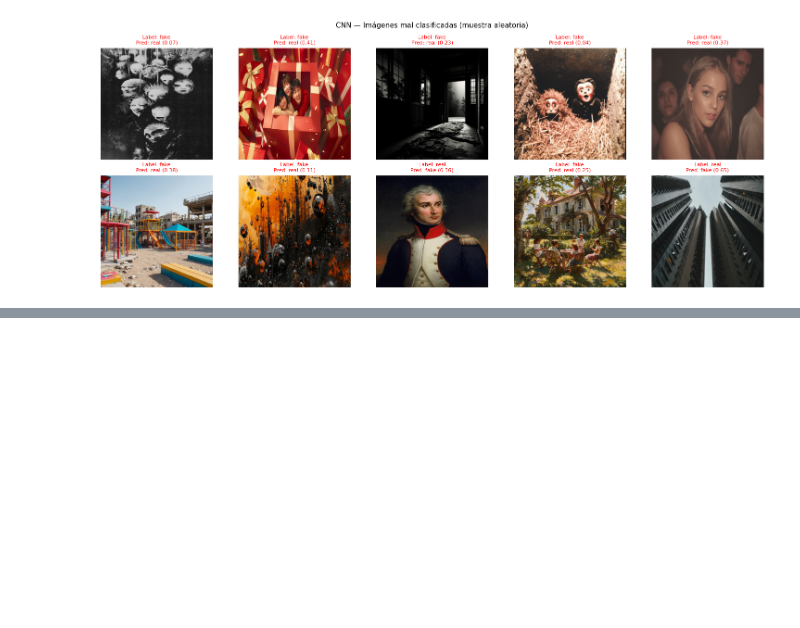
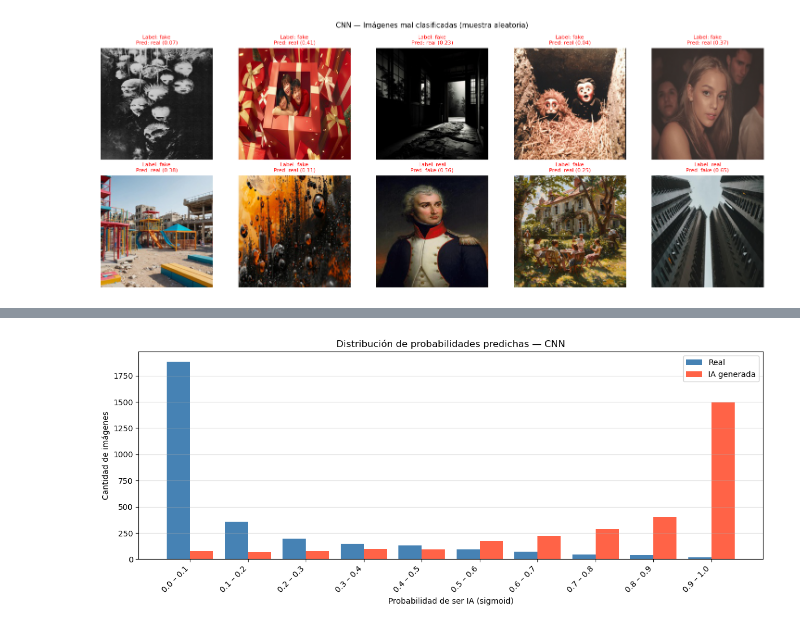
Before and after one commit to lcaminoa/ai-image-detection, a Jupyter notebook: notebooks/99_test_mlp_temp.ipynb, the cells around one changed output, grey strips where cells are left out. Saved outputs shown, nothing was run; the diff lists cells and outputs as text; code cells hidden in the pictures; blank space fills up the shorter version.

```diff
--- a/notebooks/99_test_mlp_temp.ipynb
+++ b/notebooks/99_test_mlp_temp.ipynb
@@ -205,0 +249,22 @@ plt.show()
+# %%
+bins  = df.index.tolist()
+real  = df["Real"].values
+ia    = df["IA generada"].values
+x     = range(len(bins))
+width = 0.4
+
+fig, ax = plt.subplots(figsize=(12, 5))
+ax.bar([i - width/2 for i in x], real, width=width, label="Real",        color="steelblue")
+ax.bar([i + width/2 for i in x], ia,   width=width, label="IA generada", color="tomato")
+
+ax.set_xticks(list(x))
+ax.set_xticklabels(bins, rotation=45, ha="right")
+ax.set_xlabel("Probabilidad de ser IA (sigmoid)")
+ax.set_ylabel("Cantidad de imágenes")
+ax.set_title("Distribución de probabilidades predichas — CNN")
+ax.legend()
+ax.grid(axis="y", alpha=0.4)
+plt.tight_layout()
+plt.show()
+# %% [output]
+[figure, added]
```
Also changed, not shown: parts of 1 cell of this notebook, 3 other files.
